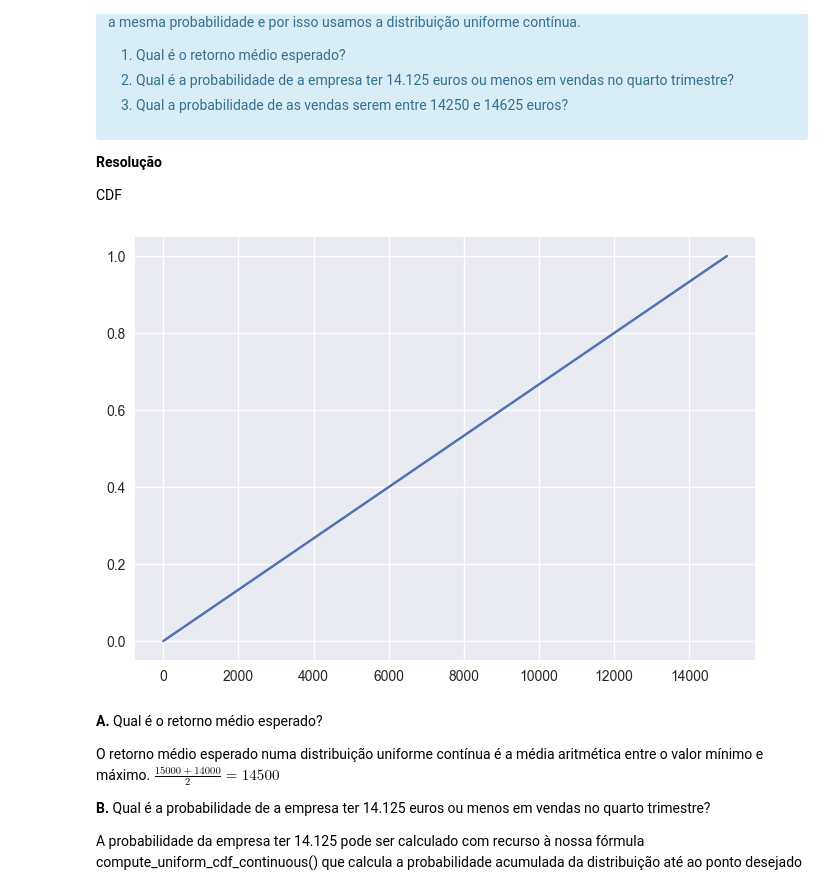
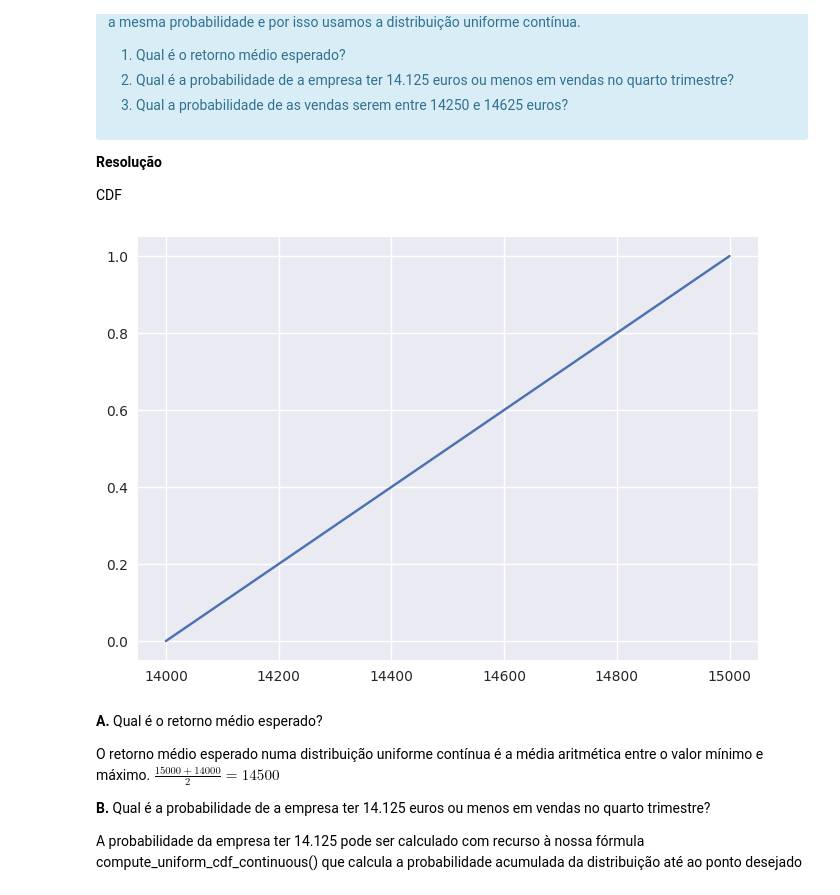
Before and after one commit to LuisSousaSilva/cbs_pg_eff_adf, a Jupyter notebook: Capítulo 4 - Distribuições de probabilidades.ipynb, the cells around one changed output. Cells and saved outputs as stored; diff of their text form; code cells hidden in the pictures.

```diff
--- a/Capítulo 4 - Distribuições de probabilidades.ipynb
+++ b/Capítulo 4 - Distribuições de probabilidades.ipynb
@@ -354,9 +354,9 @@ como tendo a mesma probabilidade e por isso usamos a distribuição uniforme con
 
 CDF
 # %%
-sns.lineplot(x=[1, 15000], y=[0, 1]);
+sns.lineplot(x=[14000, 15000], y=[0, 1]);
 # %% [output]
-[figure, old version]
+[figure, new version]
 # %% [markdown]
 **A.** Qual é o retorno médio esperado?
 
```
Also changed, not shown: parts of 28 cells of this notebook, 1 other file.
